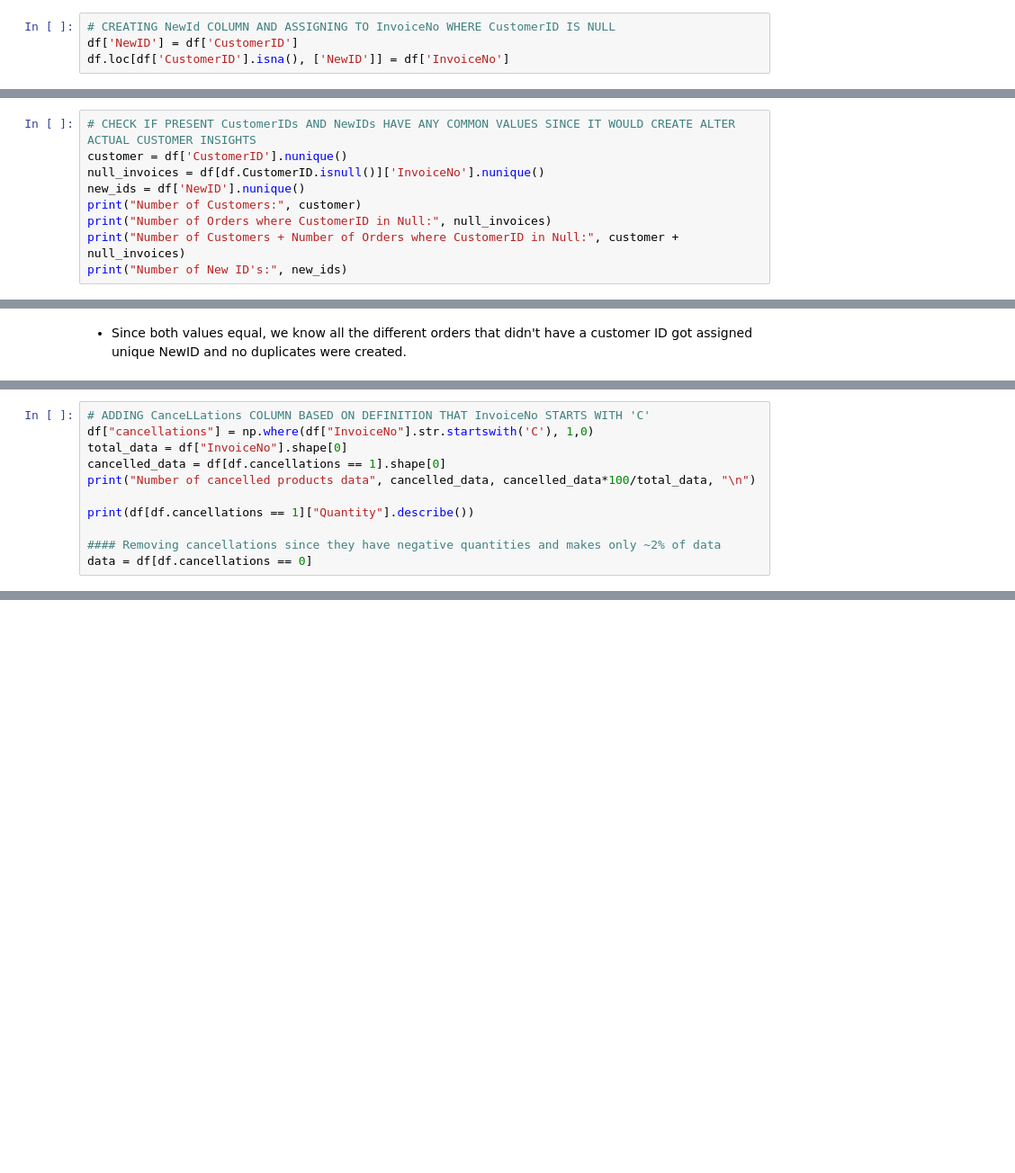
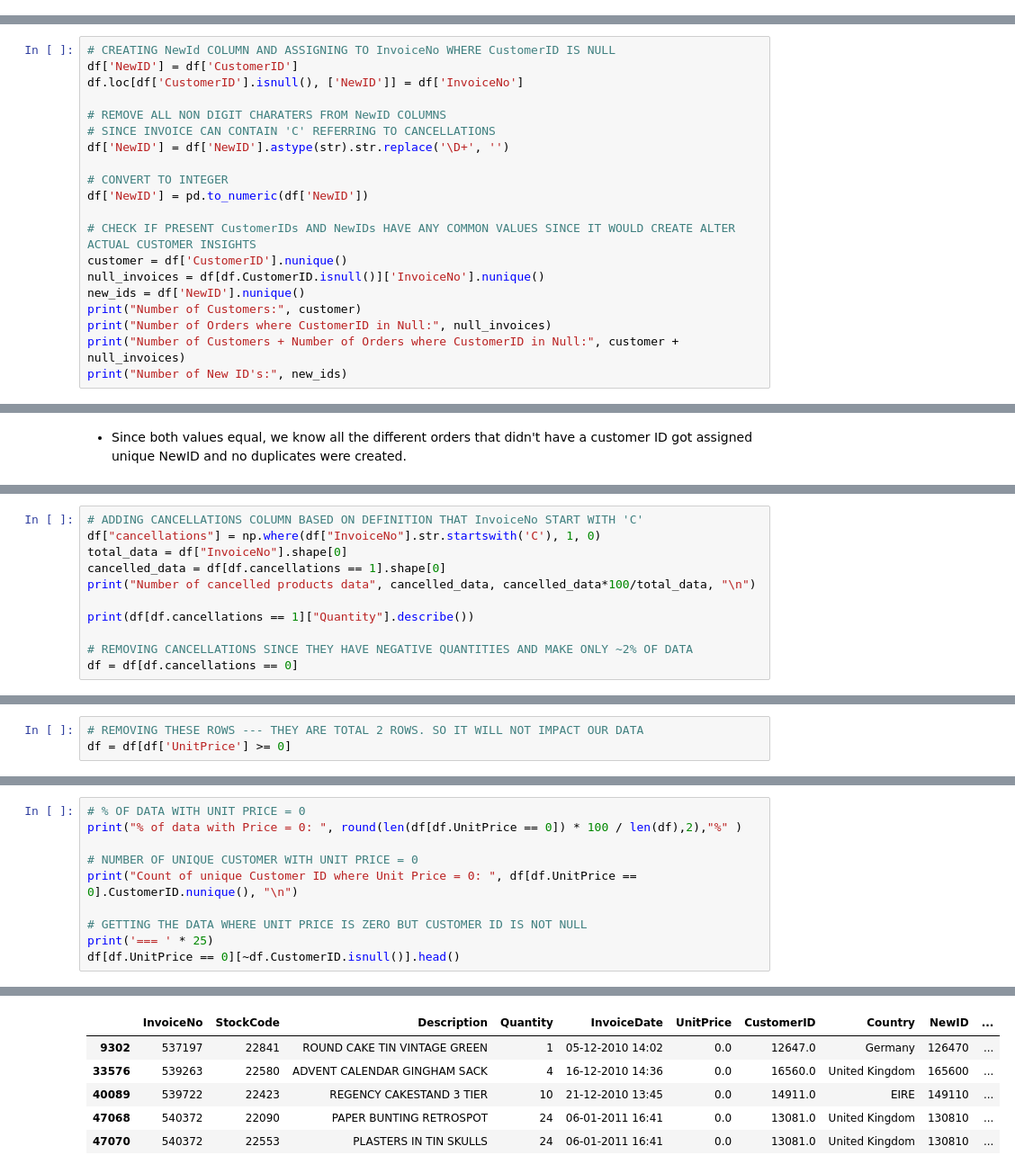
Before and after one commit to anupstar100/UML-Capston_Project-Customer_Segmentation, a Jupyter notebook: UML_Capston_Project_Online_Retail_Customer_Segmentation.ipynb, the cells around one changed output, grey strips where cells are left out. Shown at 90% size. Saved outputs shown, nothing was run; the diff lists cells and outputs as text; blank space fills up the shorter version.

```diff
--- a/UML_Capston_Project_Online_Retail_Customer_Segmentation.ipynb
+++ b/UML_Capston_Project_Online_Retail_Customer_Segmentation.ipynb
@@ -204,7 +206,3 @@ df.groupby(['InvoiceNo'])['CustomerID'].nunique().reset_index(name = 'nunique').
 # %% [markdown]
 **Observation:**
 * On sorting, this data shows that each invoice related to maximum 1 customer.
-# %%
-# CREATING NewId COLUMN AND ASSIGNING TO InvoiceNo WHERE CustomerID IS NULL
-df['NewID'] = df['CustomerID']
-df.loc[df['CustomerID'].isna(), ['NewID']] = df['InvoiceNo']
@@ -218,4 +209,15 @@ df['NewID'] = pd.to_numeric(df['NewID'])
 # %%
+# CREATING NewId COLUMN AND ASSIGNING TO InvoiceNo WHERE CustomerID IS NULL
+df['NewID'] = df['CustomerID']
+df.loc[df['CustomerID'].isnull(), ['NewID']] = df['InvoiceNo']
+
+# REMOVE ALL NON DIGIT CHARATERS FROM NewID COLUMNS
+# SINCE INVOICE CAN CONTAIN 'C' REFERRING TO CANCELLATIONS
+df['NewID'] = df['NewID'].astype(str).str.replace('\D+', '')
+
+# CONVERT TO INTEGER
+df['NewID'] = pd.to_numeric(df['NewID'])
+
 # CHECK IF PRESENT CustomerIDs AND NewIDs HAVE ANY COMMON VALUES SINCE IT WOULD CREATE ALTER ACTUAL CUSTOMER INSIGHTS
 customer = df['CustomerID'].nunique()
 null_invoices = df[df.CustomerID.isnull()]['InvoiceNo'].nunique()
@@ -241,12 +243,12 @@ Minimum Invoice Date:  2010-12-01 08:26:00
 # %%
-# ADDING CanceLLations COLUMN BASED ON DEFINITION THAT InvoiceNo STARTS WITH 'C'
-df["cancellations"] = np.where(df["InvoiceNo"].str.startswith('C'), 1,0)
+# ADDING CANCELLATIONS COLUMN BASED ON DEFINITION THAT InvoiceNo START WITH 'C'
+df["cancellations"] = np.where(df["InvoiceNo"].str.startswith('C'), 1, 0)
 total_data = df["InvoiceNo"].shape[0]
 cancelled_data = df[df.cancellations == 1].shape[0]
 print("Number of cancelled products data", cancelled_data, cancelled_data*100/total_data, "\n")
 
 print(df[df.cancellations == 1]["Quantity"].describe())
 
-#### Removing cancellations since they have negative quantities and makes only ~2% of data
-data = df[df.cancellations == 0]
+# REMOVING CANCELLATIONS SINCE THEY HAVE NEGATIVE QUANTITIES AND MAKE ONLY ~2% OF DATA
+df = df[df.cancellations == 0]
 # %% [output]
@@ -274,0 +298,3 @@ df['InvoiceNo'][1]
+# %%
+# REMOVING THESE ROWS --- THEY ARE TOTAL 2 ROWS. SO IT WILL NOT IMPACT OUR DATA
+df = df[df['UnitPrice'] >= 0]
@@ -274,0 +307,11 @@ df['InvoiceNo'][1]
+# %%
+# % OF DATA WITH UNIT PRICE = 0
+print("% of data with Price = 0: ", round(len(df[df.UnitPrice == 0]) * 100 / len(df),2),"%" )
+
+# NUMBER OF UNIQUE CUSTOMER WITH UNIT PRICE = 0
+print("Count of unique Customer ID where Unit Price = 0: ", df[df.UnitPrice == 0].CustomerID.nunique(), "\n")
+
+# GETTING THE DATA WHERE UNIT PRICE IS ZERO BUT CUSTOMER ID IS NOT NULL
+print('=== ' * 25)
+df[df.UnitPrice == 0][~df.CustomerID.isnull()].head()
+# %% [output]
@@ -274,0 +322,6 @@ df['InvoiceNo'][1]
+|  | InvoiceNo | StockCode | Description | Quantity | InvoiceDate | UnitPrice | CustomerID | Country | NewID | ... |
+| 9302 | 537197 | 22841 | ROUND CAKE TIN VINTAGE GREEN | 1 | 05-12-2010 14:02 | 0.0 | 12647.0 | Germany | 126470 | ... |
+| 33576 | 539263 | 22580 | ADVENT CALENDAR GINGHAM SACK | 4 | 16-12-2010 14:36 | 0.0 | 16560.0 | United Kingdom | 165600 | ... |
+| 40089 | 539722 | 22423 | REGENCY CAKESTAND 3 TIER | 10 | 21-12-2010 13:45 | 0.0 | 14911.0 | EIRE | 149110 | ... |
+| 47068 | 540372 | 22090 | PAPER BUNTING RETROSPOT | 24 | 06-01-2011 16:41 | 0.0 | 13081.0 | United Kingdom | 130810 | ... |
+| 47070 | 540372 | 22553 | PLASTERS IN TIN SKULLS | 24 | 06-01-2011 16:41 | 0.0 | 13081.0 | United Kingdom | 130810 | ... |
```
Also changed, not shown: parts of 23 cells of this notebook.
